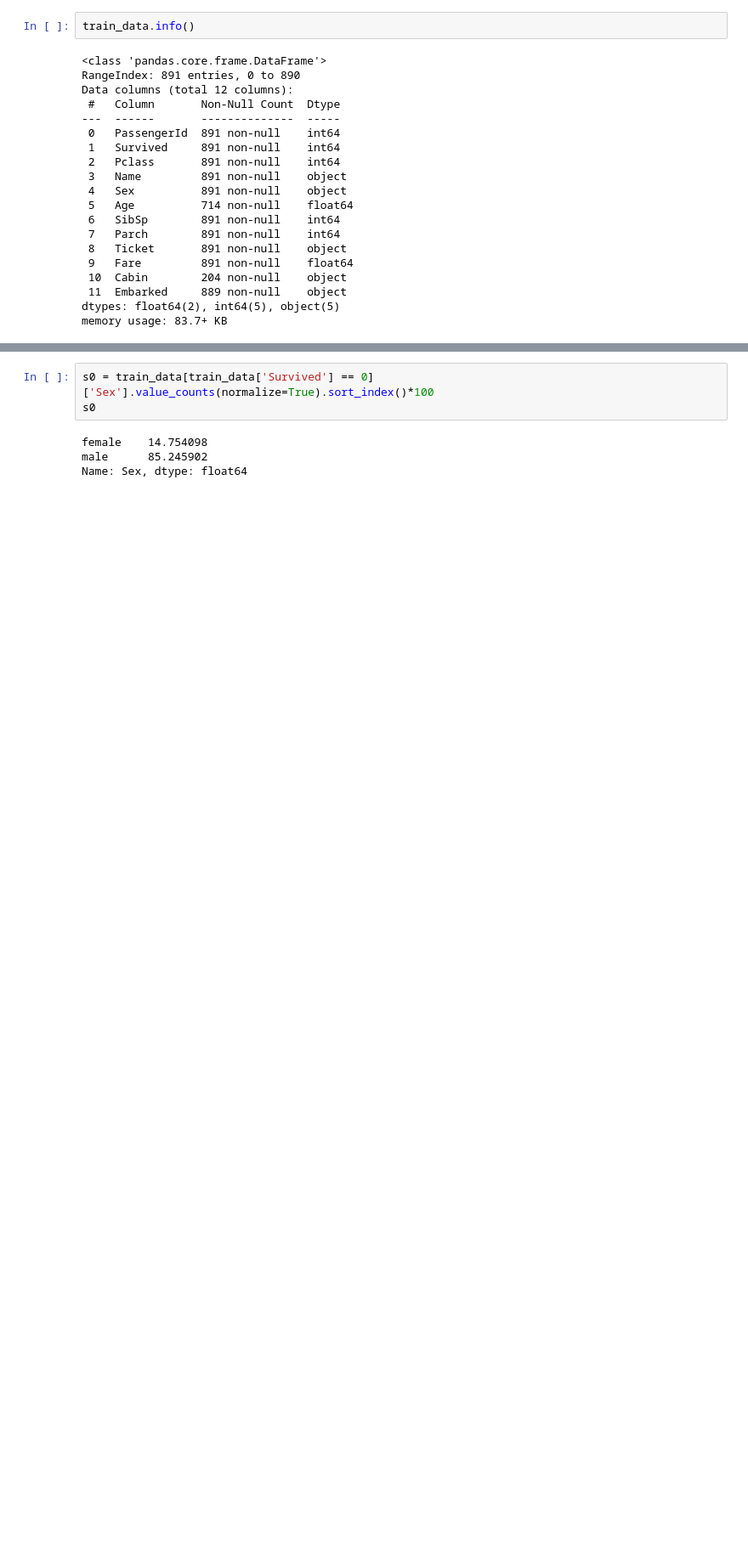
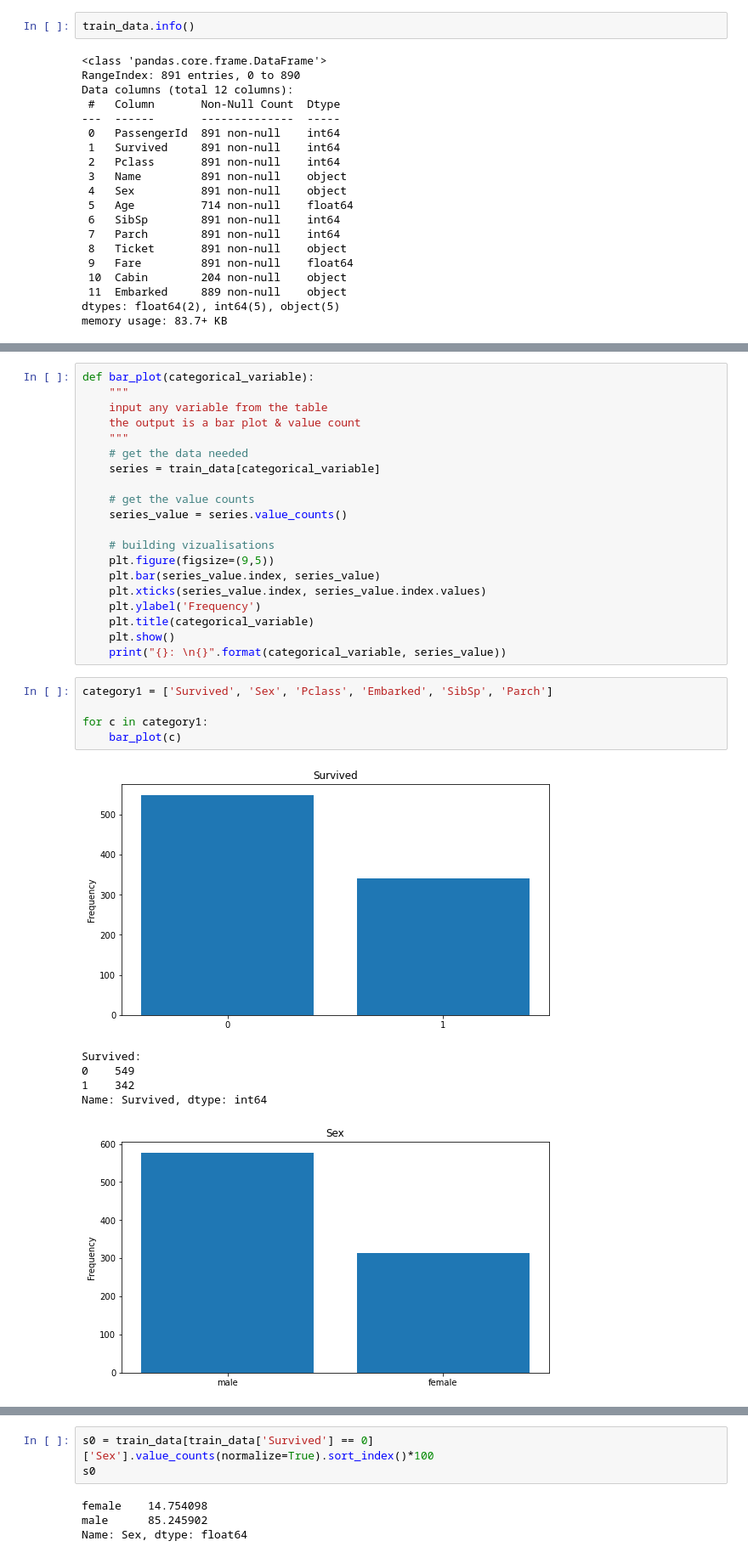
Before and after one commit to VallentinDS/Data-Science-Projects, a Jupyter notebook: Titanic - Kaggle ML Predictions/Titanic - Kaggle Machine Learning Challenge.ipynb, the cells around one changed output, grey strips where cells are left out. Shown at 85% size. Saved outputs shown, nothing was run; the diff lists cells and outputs as text; blank space fills up the shorter version.

Commit message:
basic data exploration

```diff
--- a/Titanic - Kaggle ML Predictions/Titanic - Kaggle Machine Learning Challenge.ipynb
+++ b/Titanic - Kaggle ML Predictions/Titanic - Kaggle Machine Learning Challenge.ipynb
@@ -103,0 +104,32 @@ It can be observed that the datasets have common columns and `test` dataset seem
+# %%
+def bar_plot(categorical_variable):
+    """
+    input any variable from the table
+    the output is a bar plot & value count
+    """
+    # get the data needed
+    series = train_data[categorical_variable]
+
+    # get the value counts
+    series_value = series.value_counts()
+
+    # building vizualisations
+    plt.figure(figsize=(9,5))
+    plt.bar(series_value.index, series_value)
+    plt.xticks(series_value.index, series_value.index.values)
+    plt.ylabel('Frequency')
+    plt.title(categorical_variable)
+    plt.show()
+    print("{}: \n{}".format(categorical_variable, series_value))
+# %%
+category1 = ['Survived', 'Sex', 'Pclass', 'Embarked', 'SibSp', 'Parch']
+
+for c in category1:
+    bar_plot(c)
+# %% [output]
+[figure, added]
+Survived:
+0    549
+1    342
+Name: Survived, dtype: int64
+[figure, added]
```
Also changed, not shown: parts of 34 cells of this notebook.
